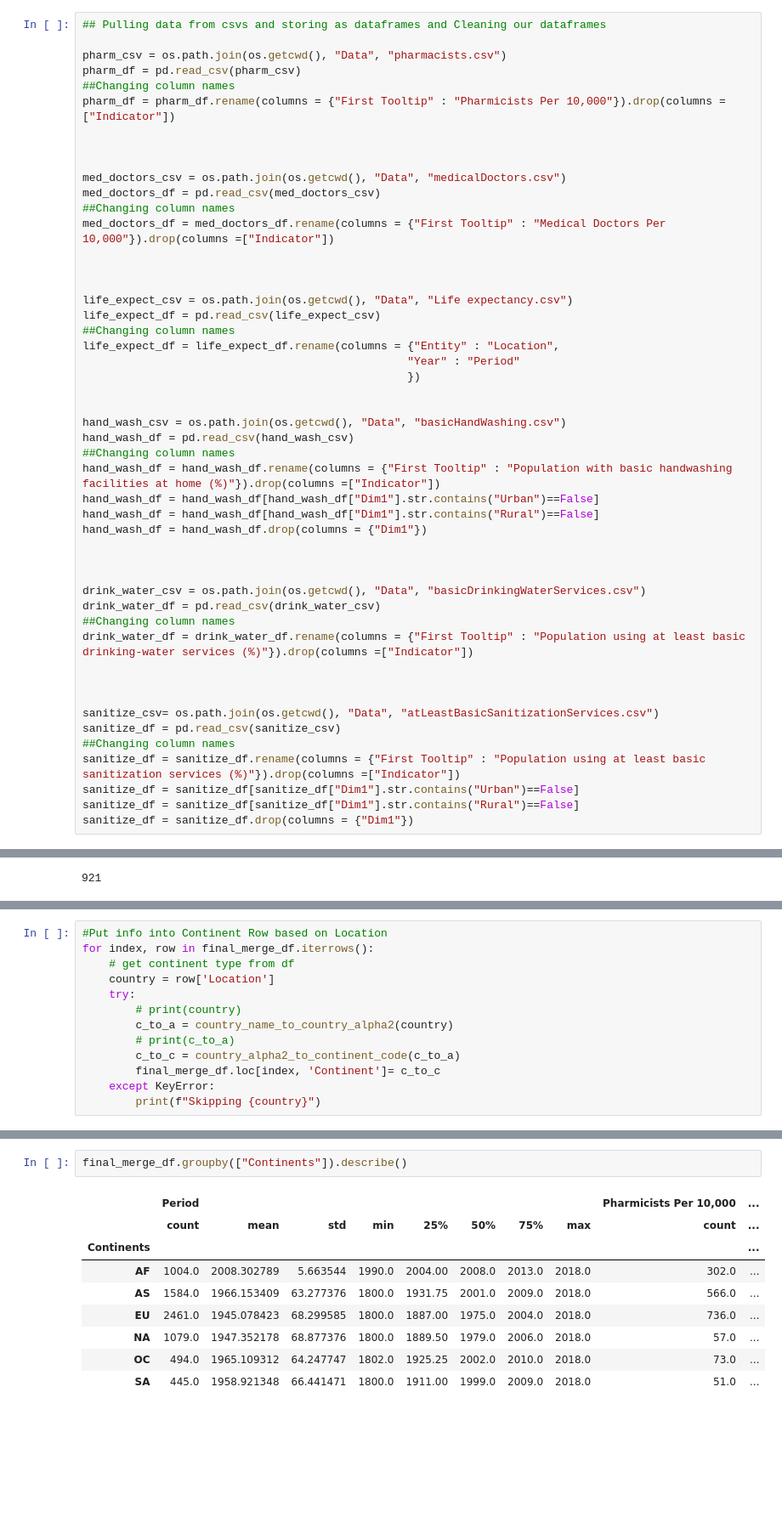
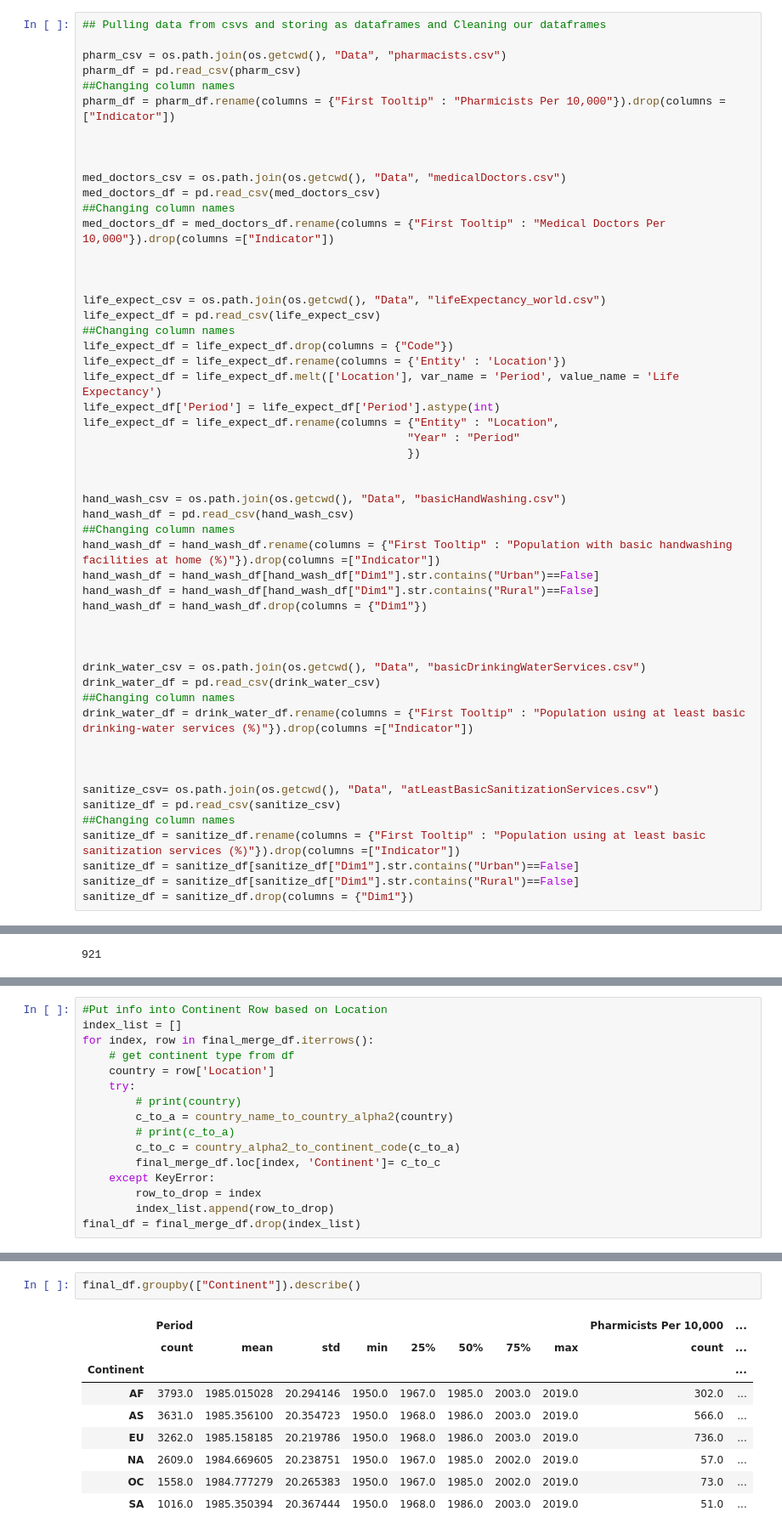
Before and after one commit to saiyidmkazmi/Project1-LifeExpectancy-, a Jupyter notebook: main.ipynb, the cells around one changed output, grey strips where cells are left out. Shown: that part at 85% size. Saved outputs shown, nothing was run; the diff lists cells and outputs as text; blank space fills up the shorter version.

```diff
--- a/main.ipynb
+++ b/main.ipynb
@@ -26,9 +26,13 @@ med_doctors_df = med_doctors_df.rename(columns = {"First Tooltip" : "Medical Doc
 
 
 
-life_expect_csv = os.path.join(os.getcwd(), "Data", "Life expectancy.csv")
+life_expect_csv = os.path.join(os.getcwd(), "Data", "lifeExpectancy_world.csv")
 life_expect_df = pd.read_csv(life_expect_csv)
 ##Changing column names
+life_expect_df = life_expect_df.drop(columns = {"Code"})
+life_expect_df = life_expect_df.rename(columns = {'Entity' : 'Location'})
+life_expect_df = life_expect_df.melt(['Location'], var_name = 'Period', value_name = 'Life Expectancy')
+life_expect_df['Period'] = life_expect_df['Period'].astype(int)
 life_expect_df = life_expect_df.rename(columns = {"Entity" : "Location",
                                                  "Year" : "Period"
                                                  })
@@ -234,5 +238,6 @@ final_merge_df
 # %%
 #Put info into Continent Row based on Location
+index_list = []
 for index, row in final_merge_df.iterrows():
     # get continent type from df
     country = row['Location']
@@ -243,4 +248,6 @@ for index, row in final_merge_df.iterrows():
         c_to_c = country_alpha2_to_continent_code(c_to_a)
         final_merge_df.loc[index, 'Continent']= c_to_c
     except KeyError:
-        print(f"Skipping {country}")
+        row_to_drop = index
+        index_list.append(row_to_drop)
+final_df = final_merge_df.drop(index_list)
@@ -289,13 +270,13 @@ final_merge_df
 # %%
-final_merge_df.groupby(["Continents"]).describe()
+final_df.groupby(["Continent"]).describe()
 # %% [output]
 |  | Period |  |  |  |  |  |  |  | Pharmicists Per 10,000 | ... |
 |  | count | mean | std | min | 25% | 50% | 75% | max | count | ... |
-| Continents |  |  |  |  |  |  |  |  |  | ... |
-| AF | 1004.0 | 2008.302789 | 5.663544 | 1990.0 | 2004.00 | 2008.0 | 2013.0 | 2018.0 | 302.0 | ... |
-| AS | 1584.0 | 1966.153409 | 63.277376 | 1800.0 | 1931.75 | 2001.0 | 2009.0 | 2018.0 | 566.0 | ... |
-| EU | 2461.0 | 1945.078423 | 68.299585 | 1800.0 | 1887.00 | 1975.0 | 2004.0 | 2018.0 | 736.0 | ... |
-| NA | 1079.0 | 1947.352178 | 68.877376 | 1800.0 | 1889.50 | 1979.0 | 2006.0 | 2018.0 | 57.0 | ... |
-| OC | 494.0 | 1965.109312 | 64.247747 | 1802.0 | 1925.25 | 2002.0 | 2010.0 | 2018.0 | 73.0 | ... |
-| SA | 445.0 | 1958.921348 | 66.441471 | 1800.0 | 1911.00 | 1999.0 | 2009.0 | 2018.0 | 51.0 | ... |
+| Continent |  |  |  |  |  |  |  |  |  | ... |
+| AF | 3793.0 | 1985.015028 | 20.294146 | 1950.0 | 1967.0 | 1985.0 | 2003.0 | 2019.0 | 302.0 | ... |
+| AS | 3631.0 | 1985.356100 | 20.354723 | 1950.0 | 1968.0 | 1986.0 | 2003.0 | 2019.0 | 566.0 | ... |
+| EU | 3262.0 | 1985.158185 | 20.219786 | 1950.0 | 1968.0 | 1986.0 | 2003.0 | 2019.0 | 736.0 | ... |
+| NA | 2609.0 | 1984.669605 | 20.238751 | 1950.0 | 1967.0 | 1985.0 | 2002.0 | 2019.0 | 57.0 | ... |
+| OC | 1558.0 | 1984.777279 | 20.265383 | 1950.0 | 1967.0 | 1985.0 | 2002.0 | 2019.0 | 73.0 | ... |
+| SA | 1016.0 | 1985.350394 | 20.367444 | 1950.0 | 1968.0 | 1986.0 | 2003.0 | 2019.0 | 51.0 | ... |
 6 rows × 56 columns
```
Also changed, not shown: parts of 14 cells of this notebook.
